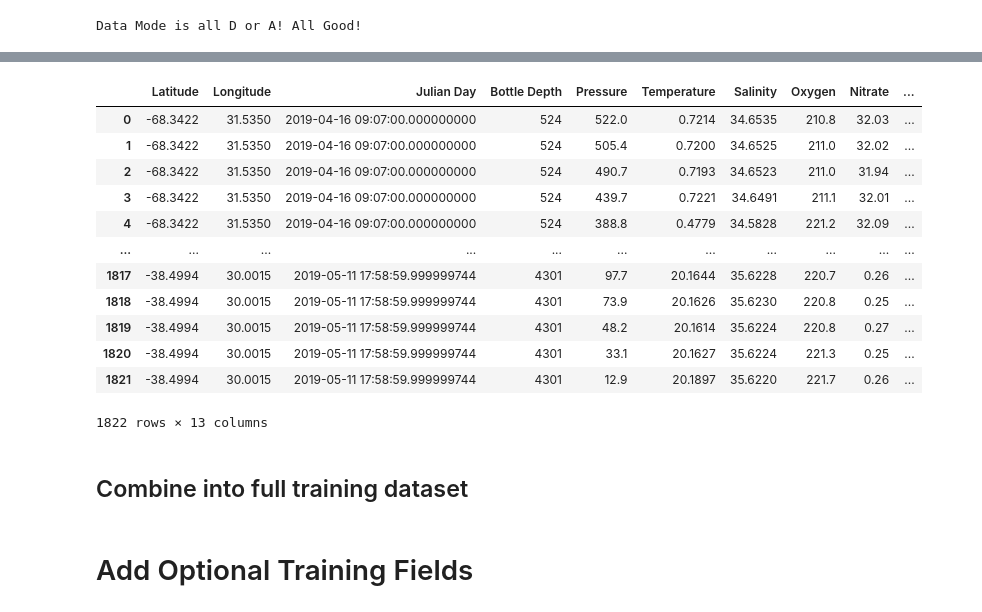
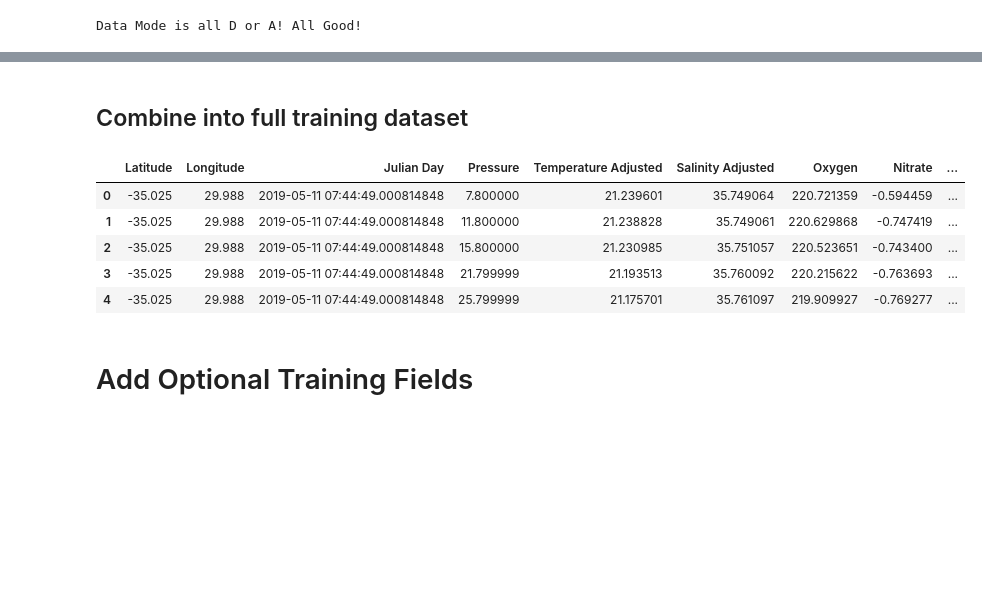
Before and after one commit to UW-MLGEO/MLGEO2022_sangsong, a Jupyter notebook: ml-sogos/scripts/training_data.ipynb, the cells around one changed output, grey strips where cells are left out. Saved outputs shown, nothing was run; the diff lists cells and outputs as text; code cells hidden in the pictures; blank space fills up the shorter version.

```diff
--- a/ml-sogos/scripts/training_data.ipynb
+++ b/ml-sogos/scripts/training_data.ipynb
@@ -278,35 +301,26 @@ float 5906032 completed
 # file_path = '/Users/sangminsong/OneDrive - UW/Code/SOGOS/gridded-vars/'
 # float_DF.to_csv(file_path + 'FloatData_DF.csv')
 # ship_DF.to_csv(file_path + 'ShipData_DF.csv')
-# %%
-ship_DF
-# %% [output]
-|  | Latitude | Longitude | Julian Day | Bottle Depth | Pressure | Temperature | Salinity | Oxygen | Nitrate | ... |
-| 0 | -68.3422 | 31.5350 | 2019-04-16 09:07:00.000000000 | 524 | 522.0 | 0.7214 | 34.6535 | 210.8 | 32.03 | ... |
-| 1 | -68.3422 | 31.5350 | 2019-04-16 09:07:00.000000000 | 524 | 505.4 | 0.7200 | 34.6525 | 211.0 | 32.02 | ... |
-| 2 | -68.3422 | 31.5350 | 2019-04-16 09:07:00.000000000 | 524 | 490.7 | 0.7193 | 34.6523 | 211.0 | 31.94 | ... |
-| 3 | -68.3422 | 31.5350 | 2019-04-16 09:07:00.000000000 | 524 | 439.7 | 0.7221 | 34.6491 | 211.1 | 32.01 | ... |
-| 4 | -68.3422 | 31.5350 | 2019-04-16 09:07:00.000000000 | 524 | 388.8 | 0.4779 | 34.5828 | 221.2 | 32.09 | ... |
-| ... | ... | ... | ... | ... | ... | ... | ... | ... | ... | ... |
-| 1817 | -38.4994 | 30.0015 | 2019-05-11 17:58:59.999999744 | 4301 | 97.7 | 20.1644 | 35.6228 | 220.7 | 0.26 | ... |
-| 1818 | -38.4994 | 30.0015 | 2019-05-11 17:58:59.999999744 | 4301 | 73.9 | 20.1626 | 35.6230 | 220.8 | 0.25 | ... |
-| 1819 | -38.4994 | 30.0015 | 2019-05-11 17:58:59.999999744 | 4301 | 48.2 | 20.1614 | 35.6224 | 220.8 | 0.27 | ... |
-| 1820 | -38.4994 | 30.0015 | 2019-05-11 17:58:59.999999744 | 4301 | 33.1 | 20.1627 | 35.6224 | 221.3 | 0.25 | ... |
-| 1821 | -38.4994 | 30.0015 | 2019-05-11 17:58:59.999999744 | 4301 | 12.9 | 20.1897 | 35.6220 | 221.7 | 0.26 | ... |
-1822 rows × 13 columns
 # %% [markdown]
 ## Combine into full training dataset
 # %%
 ## Combine float and ship data
-TrainingDF = float_DF[["Latitude", "Longitude", "Julian Day", "Pressure", "Temperature Adjusted", "Salinity Adjusted", "Oxygen", "Nitrate", "pH"]]
-ship_DF = ship_DF[["Latitude", "Longitude", "Julian Day", "Pressure", "Temperature", "Salinity", "Oxygen", "Nitrate", "pH"]]
+TrainingDF = float_DF[["Latitude", "Longitude", "Julian Day", "Pressure", "CT", "SA", "Oxygen", "Nitrate", "pH"]]
+ship_DF = ship_DF[["Latitude", "Longitude", "Julian Day", "Pressure", "CT", "SA", "Oxygen", "Nitrate", "pH"]]
 TrainingDF = pd.concat([TrainingDF, ship_DF], ignore_index=True)
 
 # Limiting pressure to 2000
 TrainingDF = TrainingDF[TrainingDF["Pressure"] < 2000]
 TrainingDF = TrainingDF.reset_index(drop = True)
 
 TrainingDF.head()
+# %% [output]
+|  | Latitude | Longitude | Julian Day | Pressure | Temperature Adjusted | Salinity Adjusted | Oxygen | Nitrate | ... |
+| 0 | -35.025 | 29.988 | 2019-05-11 07:44:49.000814848 | 7.800000 | 21.239601 | 35.749064 | 220.721359 | -0.594459 | ... |
+| 1 | -35.025 | 29.988 | 2019-05-11 07:44:49.000814848 | 11.800000 | 21.238828 | 35.749061 | 220.629868 | -0.747419 | ... |
+| 2 | -35.025 | 29.988 | 2019-05-11 07:44:49.000814848 | 15.800000 | 21.230985 | 35.751057 | 220.523651 | -0.743400 | ... |
+| 3 | -35.025 | 29.988 | 2019-05-11 07:44:49.000814848 | 21.799999 | 21.193513 | 35.760092 | 220.215622 | -0.763693 | ... |
+| 4 | -35.025 | 29.988 | 2019-05-11 07:44:49.000814848 | 25.799999 | 21.175701 | 35.761097 | 219.909927 | -0.769277 | ... |
 # %% [markdown]
 # Add Optional Training Fields
 # %%
```
Also changed, not shown: parts of 14 cells of this notebook, 1 other file.
